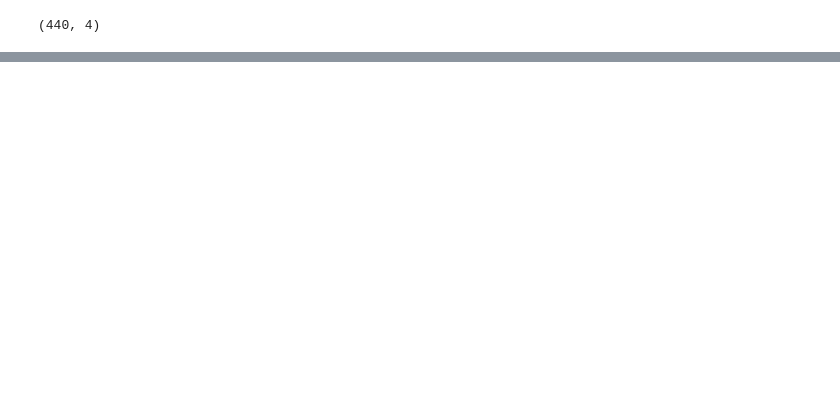
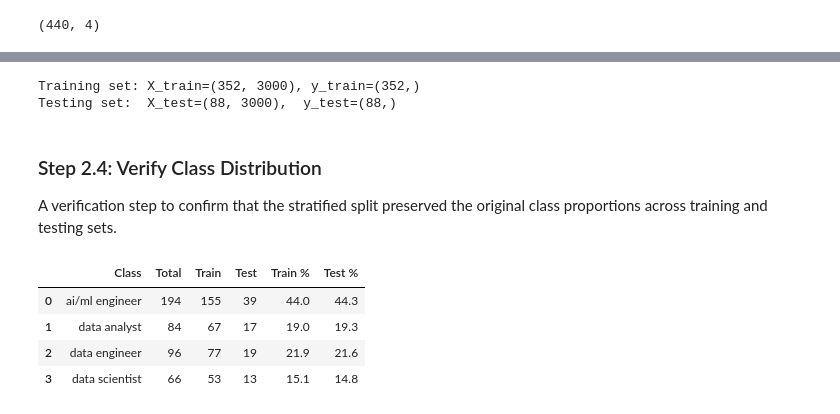
Before and after one commit to SaraAljuraybah/saudi-tech-job-skills-analysis, a Jupyter notebook: notebooks/Modelling and Communication.ipynb, the cells around one changed output, grey strips where cells are left out. Cells and saved outputs as stored; diff of their text form; code cells hidden in the pictures; blank space fills up the shorter version.

Commit message:
Feature engineering: - applied TF-IDF to skills_text - encoded role_label - split the data

```diff
--- a/notebooks/Modelling and Communication.ipynb
+++ b/notebooks/Modelling and Communication.ipynb
@@ -245,0 +269,9 @@ model_df.to_csv("jobs_sa_model_ready.csv", index=False)
+# %%
+# Initialize TF-IDF vectorizer
+tfidf = TfidfVectorizer(max_features=3000, ngram_range=(1, 2), stop_words='english')
+
+# Fit and transform the skills text into numerical features
+X = tfidf.fit_transform(model_df['skills_text'])
+
+print(f"Feature matrix shape: {X.shape}")
+print(f"Number of features extracted: {X.shape[1]}")
@@ -245,0 +291,10 @@ model_df.to_csv("jobs_sa_model_ready.csv", index=False)
+# %%
+# Encode target labels
+le = LabelEncoder()
+y = le.fit_transform(model_df['role_label'])
+
+# Display class mapping
+print("Class mapping:")
+for i, label in enumerate(le.classes_):
+    print(f"  {i} → {label}")
+print(f"\ny shape: {y.shape}")
@@ -245,0 +316,35 @@ model_df.to_csv("jobs_sa_model_ready.csv", index=False)
+# %%
+# Split into training and testing sets
+X_train, X_test, y_train, y_test = train_test_split(
+    X, y, test_size=0.20, random_state=42, stratify=y
+)
+
+print(f"Training set: X_train={X_train.shape}, y_train={y_train.shape}")
+print(f"Testing set:  X_test={X_test.shape},  y_test={y_test.shape}")
+# %% [output]
+Training set: X_train=(352, 3000), y_train=(352,)
+Testing set:  X_test=(88, 3000),  y_test=(88,)
+# %% [markdown]
+### Step 2.4: Verify Class Distribution
+
+A verification step to confirm that the stratified split preserved the original class proportions across training and testing sets.
+# %%
+import pandas as pd
+
+# Build comparison table
+dist = pd.DataFrame({
+    'Class': le.classes_,
+    'Total': [sum(y == i) for i in range(len(le.classes_))],
+    'Train': [sum(y_train == i) for i in range(len(le.classes_))],
+    'Test':  [sum(y_test == i) for i in range(len(le.classes_))],
+})
+dist['Train %'] = (dist['Train'] / dist['Train'].sum() * 100).round(1)
+dist['Test %']  = (dist['Test'] / dist['Test'].sum() * 100).round(1)
+
+dist
+# %% [output]
+|  | Class | Total | Train | Test | Train % | Test % |
+| 0 | ai/ml engineer | 194 | 155 | 39 | 44.0 | 44.3 |
+| 1 | data analyst | 84 | 67 | 17 | 19.0 | 19.3 |
+| 2 | data engineer | 96 | 77 | 19 | 21.9 | 21.6 |
+| 3 | data scientist | 66 | 53 | 13 | 15.1 | 14.8 |
```
Also changed, not shown: parts of 18 cells of this notebook.
